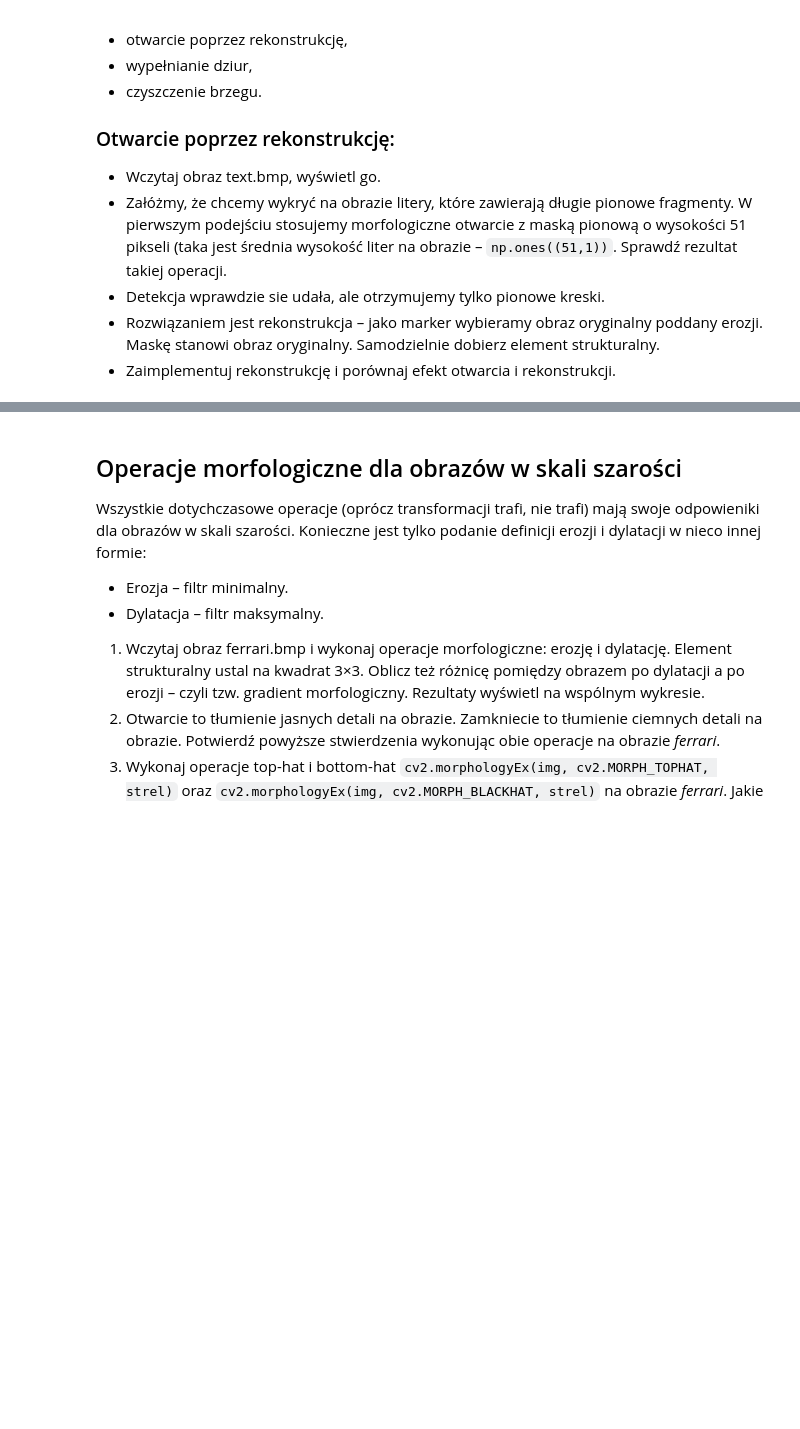
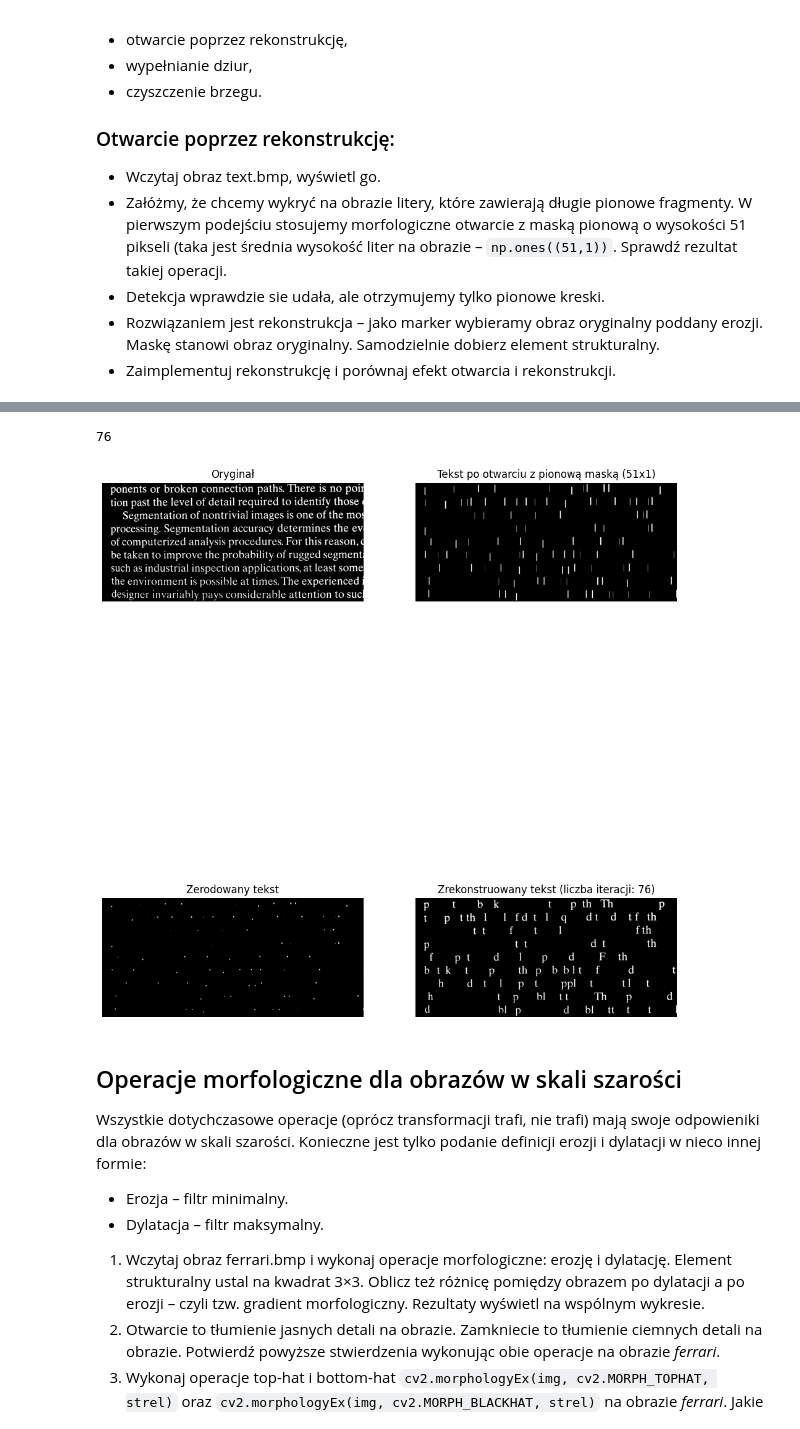
Before and after one commit to DziqG2NK/Wstep-do-cyfrowego-przetwarzania-obrazow, a Jupyter notebook: zajecia_7/10_morphology.ipynb, the cells around one changed output, grey strips where cells are left out. Saved outputs shown, nothing was run; the diff lists cells and outputs as text; code cells hidden in the pictures; blank space fills up the shorter version.

Commit message:
Reconstruction implementation

```diff
--- a/zajecia_7/10_morphology.ipynb
+++ b/zajecia_7/10_morphology.ipynb
@@ -301,3 +315,33 @@ Trzy operacje, które wykorzystują schemat rekonstrukcji to:
+# %%
+def reconstruction(img, kernel, struct_element):
+
+    marker = np.copy(img)
+    i = 0
+
+    while True:
+        i+=1
+        dilated = cv2.dilate(src=marker, kernel=struct_element)
+        new_marker = dilated & kernel
+
+        # images[f"{i+1}. iteracja"] = dilated
+        # images[f"{-i-1}. iteracja"] = new_marker
+
+        if (marker == new_marker).all():
+            print(i)
+            return marker, i
+
+        marker = new_marker
+# %%
+text_eroded = cv2.erode(src=text, kernel=kernel_long_vertical)
+images["Zerodowany tekst"] = text_eroded
+
+text_reconstructed, i = reconstruction( img=text_eroded, kernel=text, struct_element=cv2.getStructuringElement(shape=cv2.MORPH_RECT, ksize=(3,3)))
+images[f"Zrekonstruowany tekst (liczba iteracji: {i})"] = text_reconstructed
+
+plots(columns=2, **images)
+# %% [output]
+76
+[figure, added]
 # %% [markdown]
 ## Operacje morfologiczne dla obrazów w skali szarości
 
```
Also changed, not shown: parts of 1 cell of this notebook.
